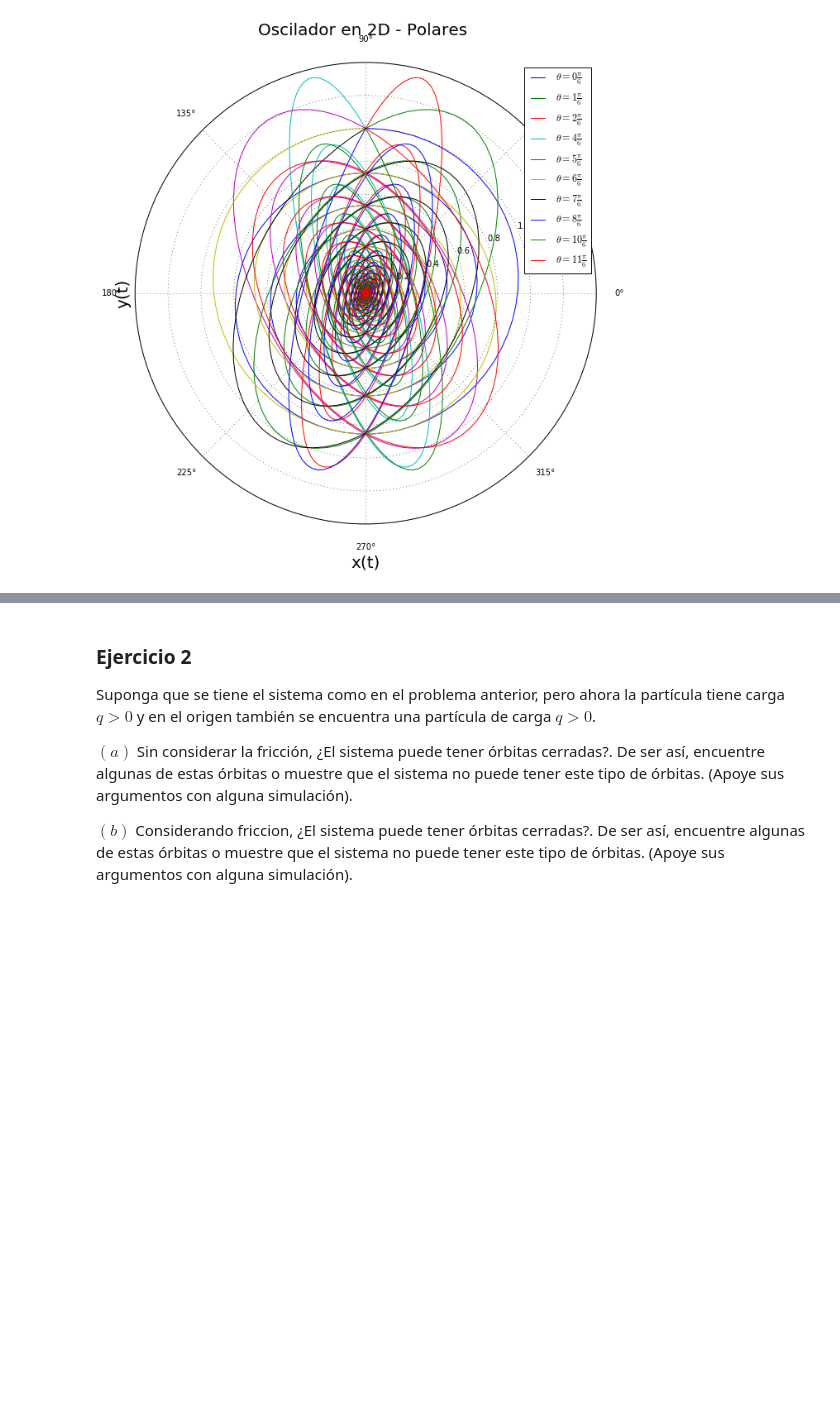
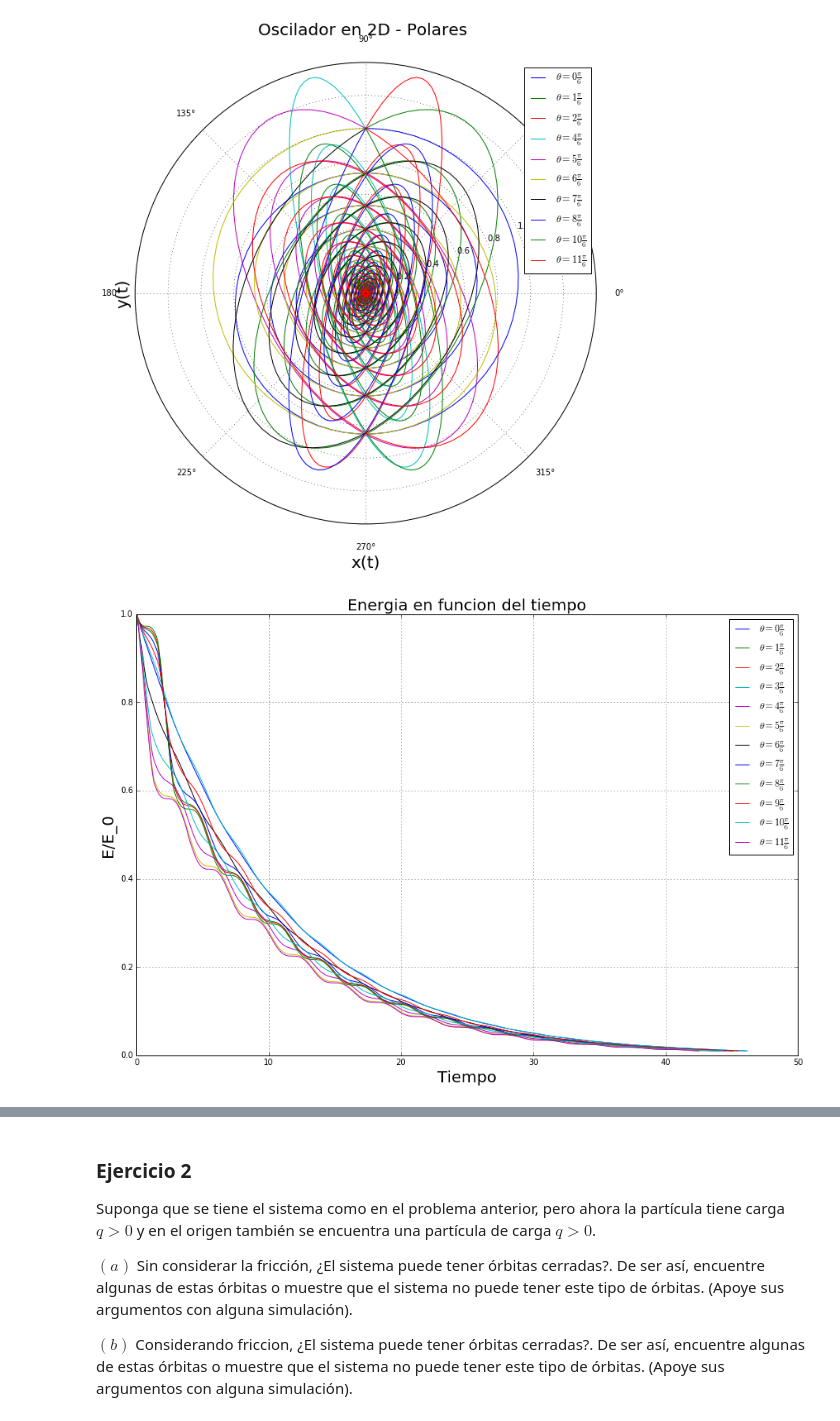
Before and after one commit to ignacio-vc/fcomp, a Jupyter notebook: examenes/examen1.ipynb, the cells around one changed output, grey strips where cells are left out. Cells and saved outputs as stored; diff of their text form; code cells hidden in the pictures; blank space fills up the shorter version.

```diff
--- a/examenes/examen1.ipynb
+++ b/examenes/examen1.ipynb
@@ -176,0 +127,26 @@ def L_z(x_p):
+# %%
+#Energia para distintas condiciones iniciales (deteniendo cuando sea menor
+#a 1% de valor inic.
+fig=figure(figsize=(15,10))
+ax = fig.add_subplot(111)
+grid(True)
+ax.set_title(r'Energia en funcion del tiempo',fontsize=20),xlabel('Tiempo',fontsize=20),ylabel('E/E_0',fontsize=20)
+N=100
+theta = [n*pi/6. for n in range(12)]
+
+for i in range(len(theta)):
+    inicio = [0, 1 ,cos(i), sin(i)]
+    t,sol = rk4(mov_c, inicio, [0,N])
+    E=0.5*(inicio[2]**2+inicio[3]**2+inicio[0]**2+inicio[1]**2)
+    E_f=0.01*E
+    a=0
+    while E>=E_f:
+        a+=1
+        t, sol = rk4(mov_c, inicio, [0, a*0.1])
+        E_1 = 0.5*(sol[:,2]**2+sol[:,3]**2+sol[:,0]**2+sol[:,1]**2)
+        E = E_1[-1]
+    ax.plot(t,E_1,label="$ \\theta = "+str(i)+"\\frac{\pi}{6} $")
+ax.legend()
+show()
+# %% [output]
+[figure, added]
```
Also changed, not shown: parts of 29 cells of this notebook, 1 other file.
